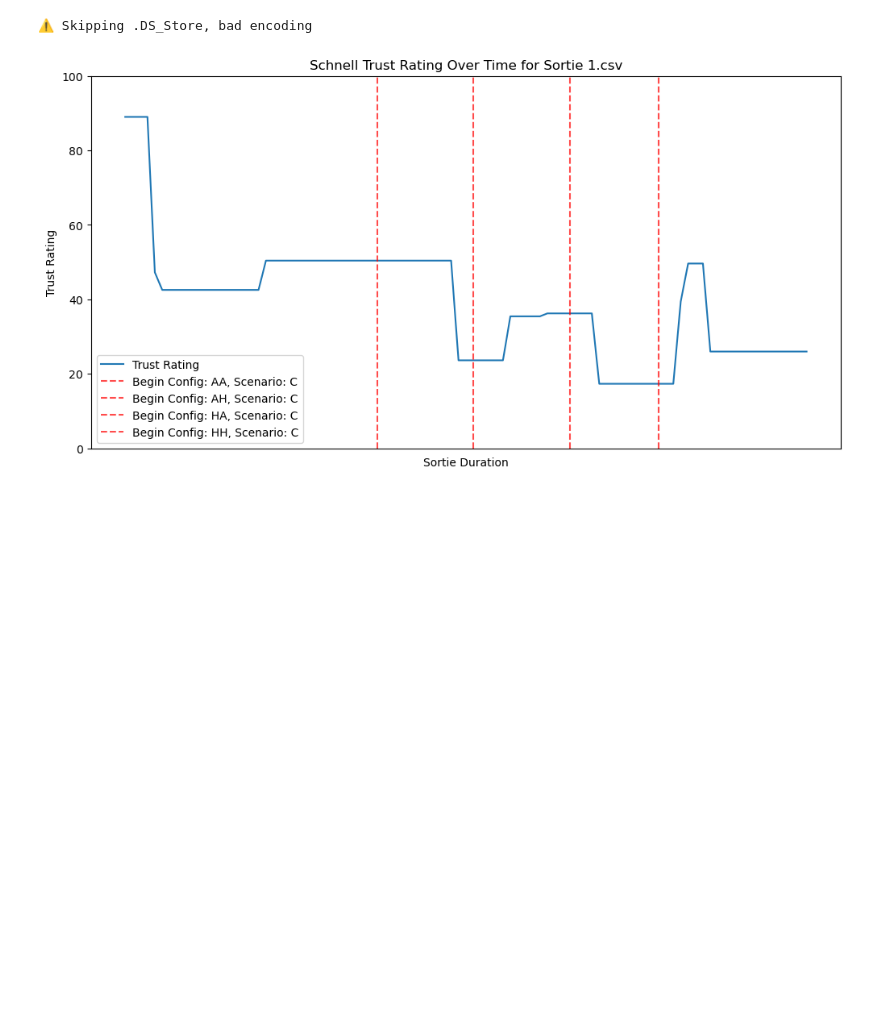
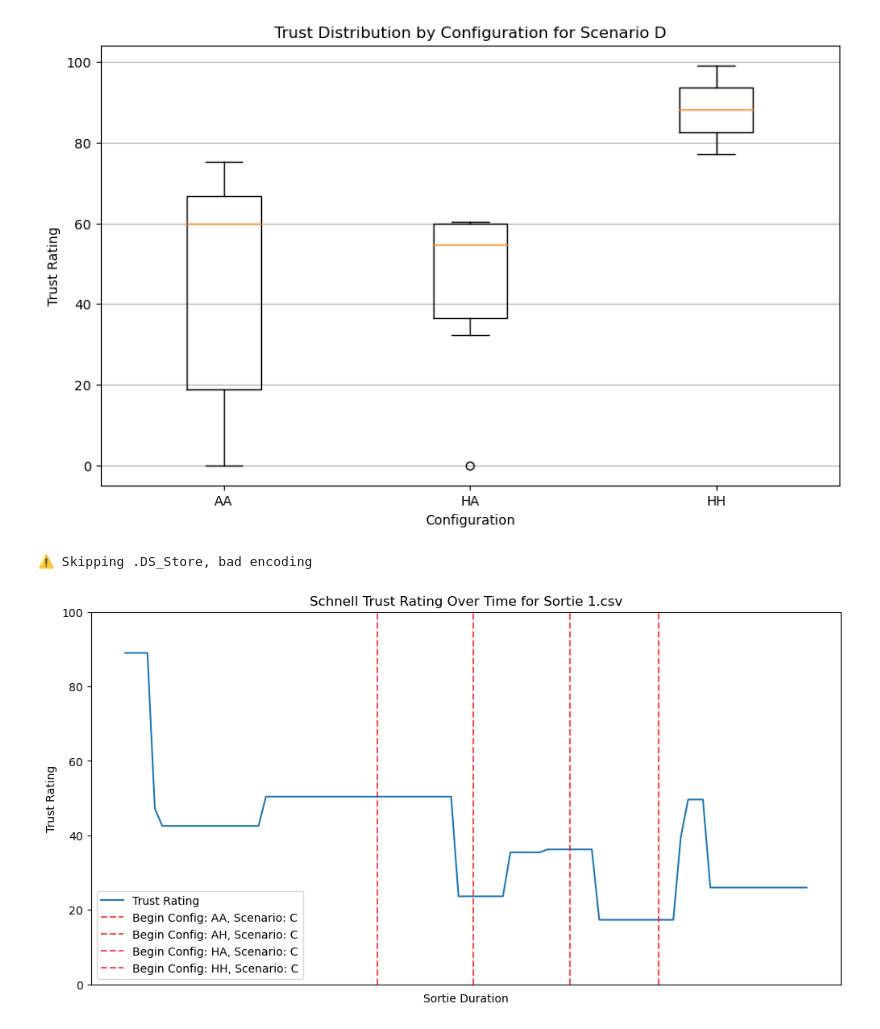
Before and after one commit to tomkyle21/HAVE-SHADOW, a Jupyter notebook: Plot_Trust.ipynb, the cells around one changed output. Drawn from its saved outputs; the diff is of its cells as text; code cells hidden in the pictures; blank space fills up the shorter version.

```diff
--- a/Plot_Trust.ipynb
+++ b/Plot_Trust.ipynb
@@ -7,3 +53,15 @@ trust_path = 'Data/Trust'
+# %%
+# do trhe same for Scenario=='D'
+scenario_d_trust = mean_trust_df[mean_trust_df['Scenario'] == 'D']
+plt.figure(figsize=(10, 6))
+plt.title("Trust Distribution by Configuration for Scenario D")
+plt.xlabel("Configuration")
+plt.ylabel("Trust Rating")
+plt.boxplot([scenario_d_trust[scenario_d_trust['Configuration'] == config]['RatingValue'] for config in scenario_d_trust['Configuration'].unique()], labels=scenario_d_trust['Configuration'].unique())
+plt.grid(axis='y')
+plt.savefig('TrustPlots/trust_distribution_scenario_d.jpg', dpi=300)
+# %% [output]
+[figure, added]
 # %%
 # iterate over every file in the trust_path directory
 for filename in os.listdir(trust_path):
```
Also changed, not shown: parts of 4 cells of this notebook, 3 other files.
